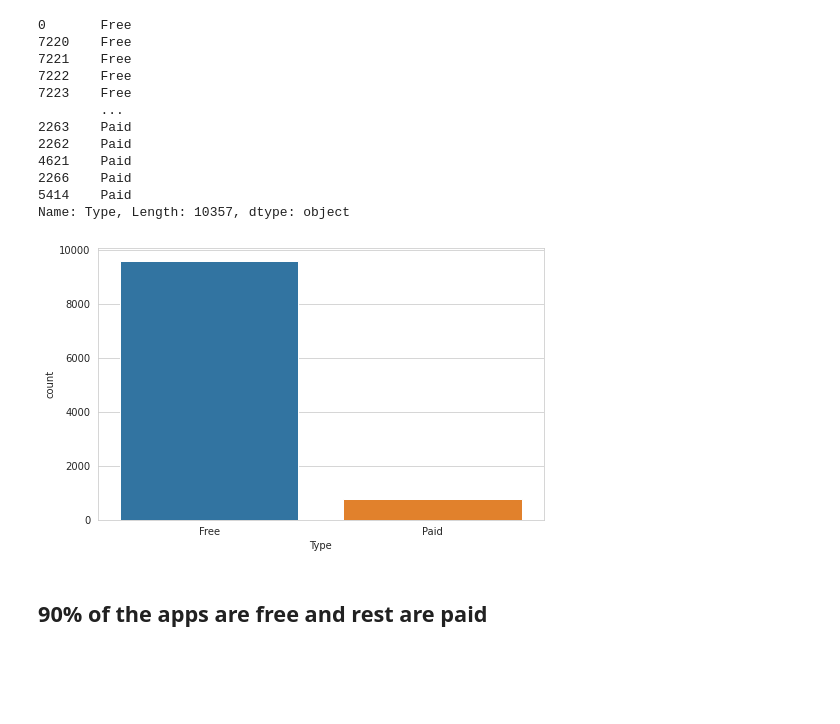
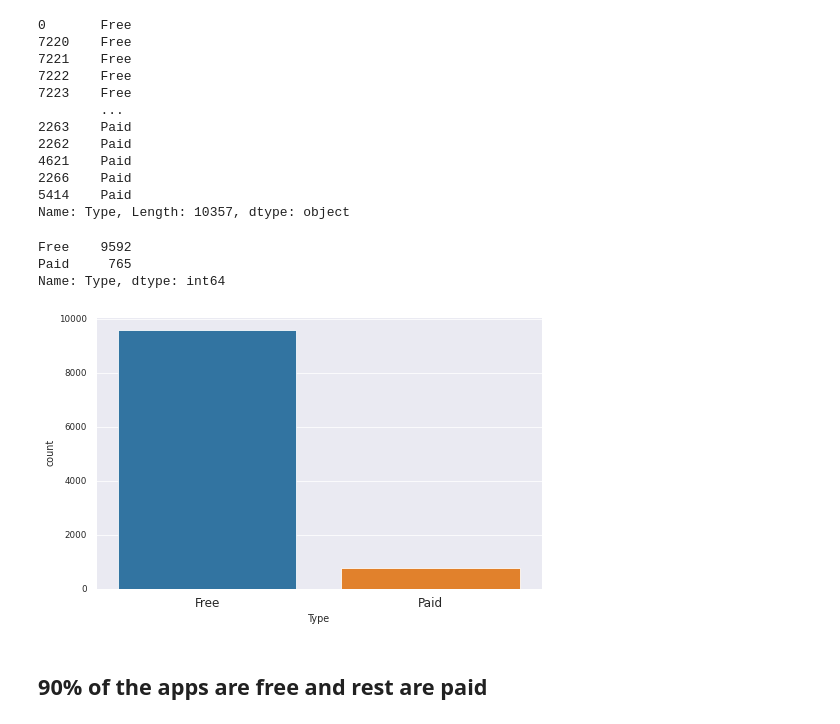
Before and after one commit to Kartikrahi/-Play-Store-App-Review-Analysis, a Jupyter notebook: My_Play_Store_App_Review_Analysis_Capstone_Project.ipynb, the cells around one changed output. Saved outputs shown, nothing was run; the diff lists cells and outputs as text; code cells hidden in the pictures; blank space fills up the shorter version.

```diff
--- a/My_Play_Store_App_Review_Analysis_Capstone_Project.ipynb
+++ b/My_Play_Store_App_Review_Analysis_Capstone_Project.ipynb
@@ -308,10 +308,15 @@ Name: Type, Length: 10357, dtype: object
 # %%
 plt.figure(figsize = (8,5))
 sns.countplot(x= 'Type', data = df1)
 sns.set_style('dark')
 sns.set_context('paper', font_scale = 1)
+
+df1['Type'].value_counts()
 # %% [output]
+Free    9592
+Paid     765
+Name: Type, dtype: int64
-[figure, old version]
+[figure, new version]
 # %% [markdown]
 ## 90% of the apps are free and rest are paid
 # %% [markdown]
```
Also changed, not shown: parts of 13 cells of this notebook.
